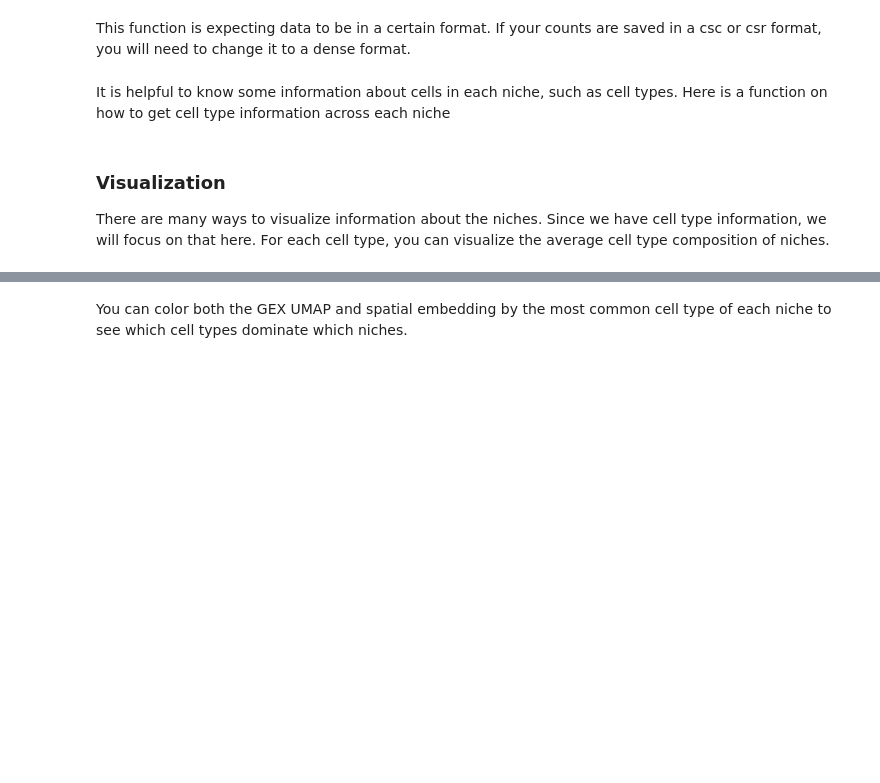
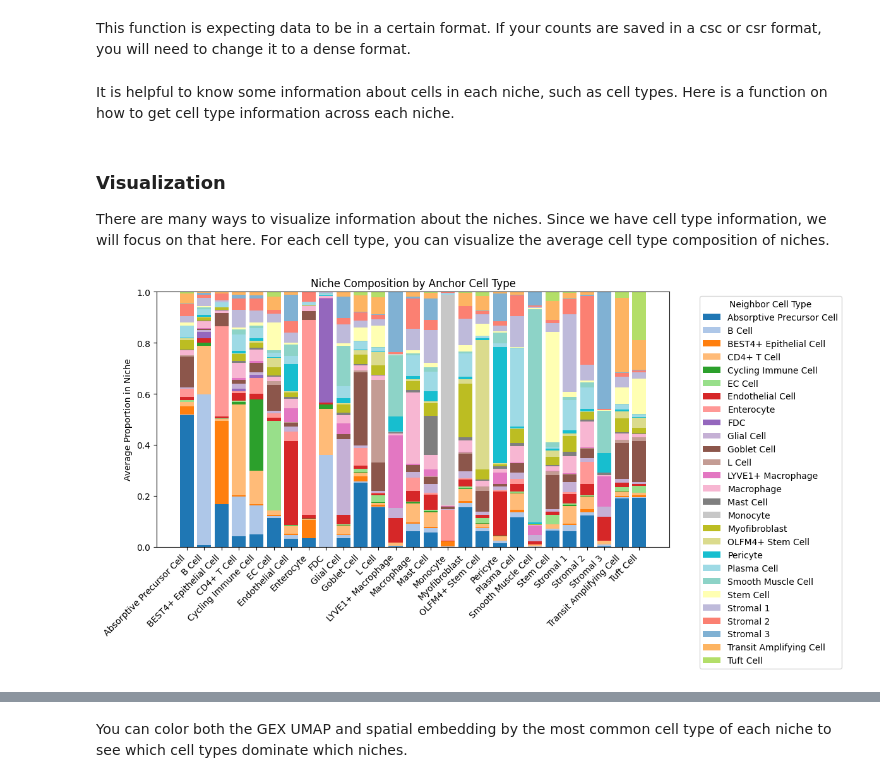
Before and after one commit to joadams1/spatial_celltypist, a Jupyter notebook: notebooks/Basic Analysis of Xenium Data.ipynb, the cells around one changed output, grey strips where cells are left out. Drawn from its saved outputs; the diff is of its cells as text; code cells hidden in the pictures; blank space fills up the shorter version.

```diff
--- a/notebooks/Basic Analysis of Xenium Data.ipynb
+++ b/notebooks/Basic Analysis of Xenium Data.ipynb
@@ -28,7 +31,7 @@ For this workflow, I will be using the **10X Xenium Colon** dataset (avaliable [
 Depending on how you preprocessed your data, you should have saved the position of each cell. This may be in adata.obs as a column for the X location and a column for the Y position, or it may already be saved as an array in adata.obsm. You can use these position to visualize information, such as cell type, in the original spatial context. This dataset only contains one Xenium run, but, if you have multiple slides in one dataset, remember to split your adata object before visualizing otherwise you will likely end up with overlapping tissues.
 # %%
 ## Load Anndata
-filepath_ad = '../data_spatial/10x_colon_cell_celltyped.h5ad' #replace with your file path
+filepath_ad = '/data/peer/adamsj5/spatial_celltypist/data_spatial/10x_colon_cell_celltyped.h5ad' #replace with your file path
 adata = sc.read_h5ad(filepath_ad)
 # %%
 sc.pl.umap(adata, color = 'celltypist_label_cluster')
@@ -169,4 +172,4 @@ adata.X = adata.X.todense()
 # %%
 NicheMats, kNNGraphIndex = CalcNicheMats(adata, spatial_key="X_spatial", inp_type="X", graph_type ='kNN', kNN=8,include_self=True)
 # %% [markdown]
-It is helpful to know some information about cells in each niche, such as cell types. Here is a function on how to get cell type information across each niche
+It is helpful to know some information about cells in each niche, such as cell types. Here is a function on how to get cell type information across each niche.
@@ -173,3 +192,36 @@ It is helpful to know some information about cells in each niche, such as cell t
+# %%
+counts_df = neighbor_cell_type_counts(adata, kNNGraphIndex)
 # %% [markdown]
 ### Visualization
 There are many ways to visualize information about the niches. Since we have cell type information, we will focus on that here. For each cell type, you can visualize the average cell type composition of niches.
+# %%
+proportions_df = counts_df.div(counts_df.sum(axis=1), axis=0)
+anchor_cell_types = adata.obs['celltypist_label_cluster'].astype('category')
+avg_niche_composition = proportions_df.groupby(anchor_cell_types).mean()
+# %%
+# get distinct colors for each cell type
+cell_types = avg_niche_composition.columns
+colors = sns.color_palette("tab20") + sns.color_palette("Set3", 7)
+color_dict = dict(zip(cell_types, colors))
+
+# Plot
+plt.figure(figsize=(12, 6))
+bottom = None
+for col in cell_types:
+    if bottom is None:
+        p = plt.bar(avg_niche_composition.index, avg_niche_composition[col],
+                    label=col, color=color_dict[col])
+        bottom = avg_niche_composition[col].copy()
+    else:
+        p = plt.bar(avg_niche_composition.index, avg_niche_composition[col],
+                    bottom=bottom, label=col, color=color_dict[col])
+        bottom += avg_niche_composition[col]
+
+plt.ylabel('Average Proportion in Niche')
+plt.title('Niche Composition by Anchor Cell Type')
+plt.xticks(rotation=45, ha='right')
+plt.legend(title='Neighbor Cell Type', bbox_to_anchor=(1.05, 1), loc='upper left', ncol=1)
+plt.tight_layout()
+plt.show()
+# %% [output]
+[figure, added]
```
Also changed, not shown: parts of 15 cells of this notebook.
